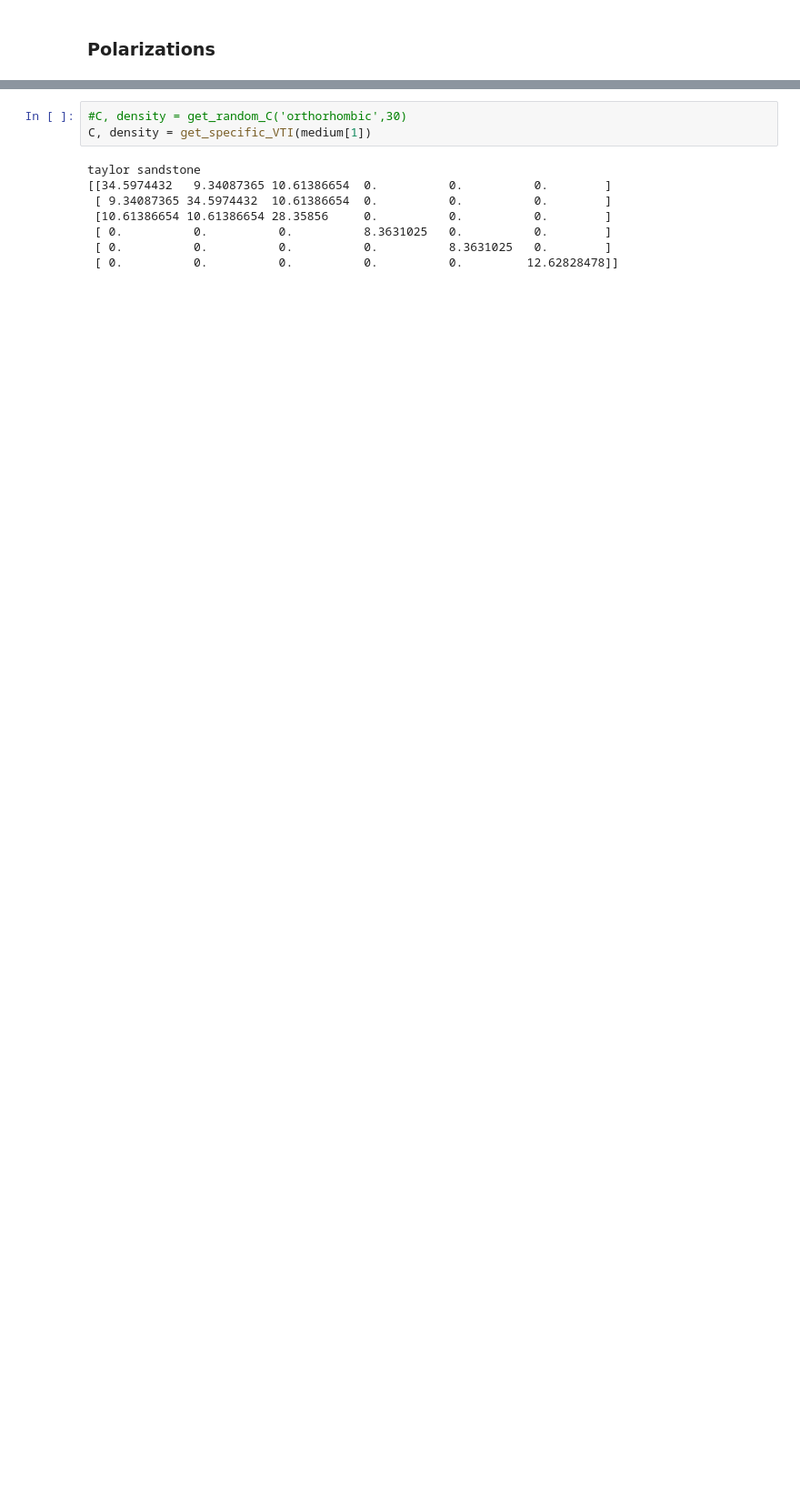
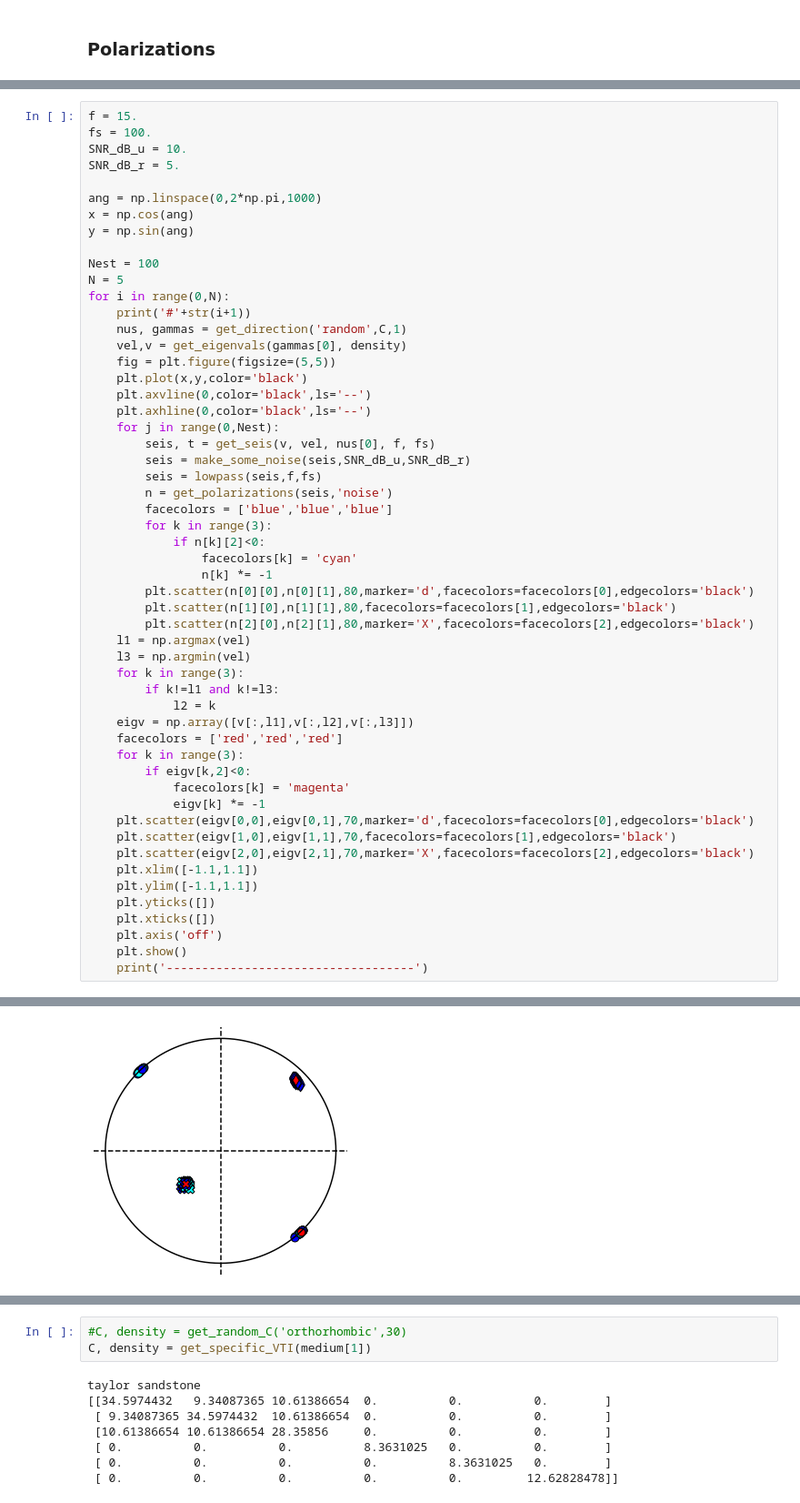
Before and after one commit to sebnoe/anisotropy, a Jupyter notebook: notebooks/Noisy data.ipynb, the cells around one changed output, grey strips where cells are left out. Shown at 91% size. Cells and saved outputs as stored; diff of their text form; blank space fills up the shorter version.

```diff
--- a/notebooks/Noisy data.ipynb
+++ b/notebooks/Noisy data.ipynb
@@ -287,0 +340,55 @@ Estimated Polarizations               -   True Polarizations
+# %%
+f = 15.
+fs = 100.
+SNR_dB_u = 10.
+SNR_dB_r = 5.
+
+ang = np.linspace(0,2*np.pi,1000)
+x = np.cos(ang)
+y = np.sin(ang)
+
+Nest = 100
+N = 5
+for i in range(0,N):
+    print('#'+str(i+1))
+    nus, gammas = get_direction('random',C,1)
+    vel,v = get_eigenvals(gammas[0], density)
+    fig = plt.figure(figsize=(5,5))
+    plt.plot(x,y,color='black')
+    plt.axvline(0,color='black',ls='--')
+    plt.axhline(0,color='black',ls='--')
+    for j in range(0,Nest):
+        seis, t = get_seis(v, vel, nus[0], f, fs)
+        seis = make_some_noise(seis,SNR_dB_u,SNR_dB_r)
+        seis = lowpass(seis,f,fs)
+        n = get_polarizations(seis,'noise')
+        facecolors = ['blue','blue','blue']
+        for k in range(3):
+            if n[k][2]<0:
+                facecolors[k] = 'cyan'
+                n[k] *= -1
+        plt.scatter(n[0][0],n[0][1],80,marker='d',facecolors=facecolors[0],edgecolors='black')
+        plt.scatter(n[1][0],n[1][1],80,facecolors=facecolors[1],edgecolors='black')
+        plt.scatter(n[2][0],n[2][1],80,marker='X',facecolors=facecolors[2],edgecolors='black')
+    l1 = np.argmax(vel)
+    l3 = np.argmin(vel)
+    for k in range(3):
+        if k!=l1 and k!=l3:
+            l2 = k
+    eigv = np.array([v[:,l1],v[:,l2],v[:,l3]])
+    facecolors = ['red','red','red']
+    for k in range(3):
+        if eigv[k,2]<0:
+            facecolors[k] = 'magenta'
+            eigv[k] *= -1
+    plt.scatter(eigv[0,0],eigv[0,1],70,marker='d',facecolors=facecolors[0],edgecolors='black')
+    plt.scatter(eigv[1,0],eigv[1,1],70,facecolors=facecolors[1],edgecolors='black')
+    plt.scatter(eigv[2,0],eigv[2,1],70,marker='X',facecolors=facecolors[2],edgecolors='black')
+    plt.xlim([-1.1,1.1])
+    plt.ylim([-1.1,1.1])
+    plt.yticks([])
+    plt.xticks([])
+    plt.axis('off')
+    plt.show()
+    print('-----------------------------------')
+# %% [output]
@@ -287,0 +396 @@ Estimated Polarizations               -   True Polarizations
+[figure, added]
```
Also changed, not shown: parts of 20 cells of this notebook, 2 other files.
